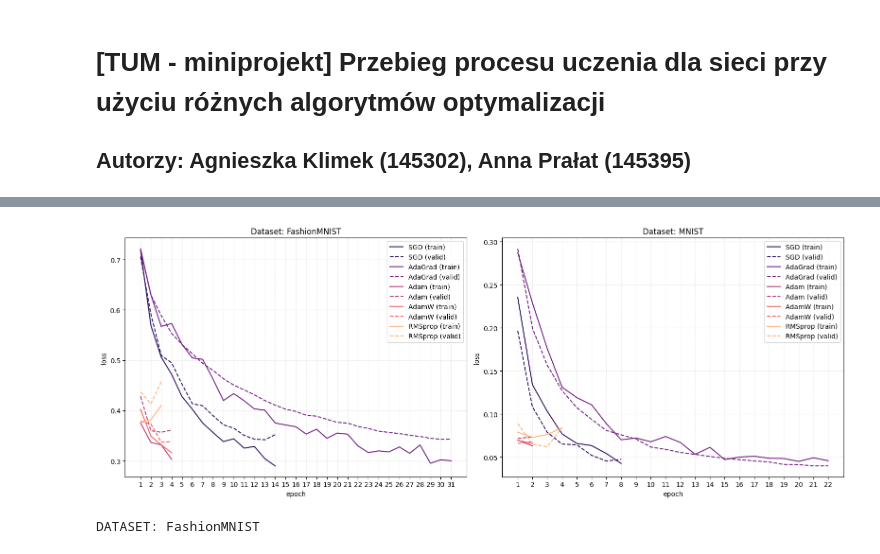
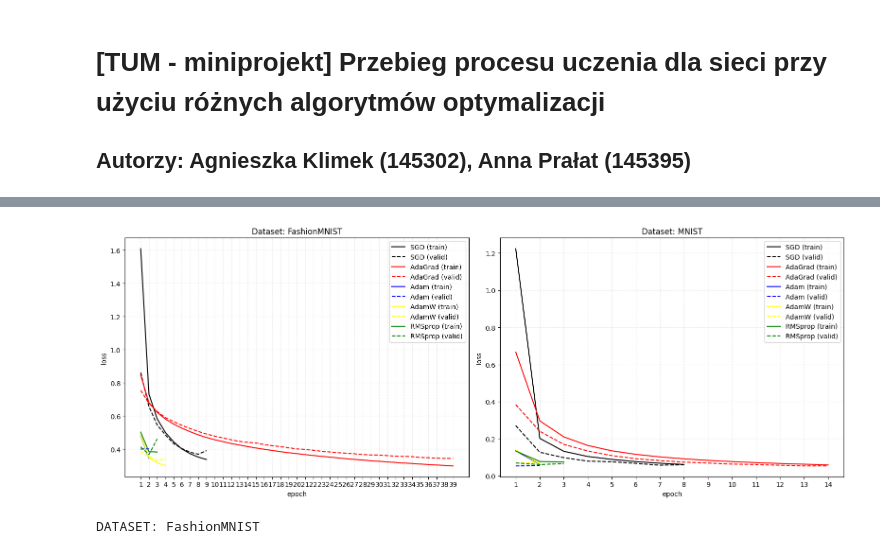
Before and after one commit to a-pralat/TUM-miniproject, a Jupyter notebook: main.ipynb, the cells around one changed output, grey strips where cells are left out. Cells and saved outputs as stored; diff of their text form; code cells hidden in the pictures.

```diff
--- a/main.ipynb
+++ b/main.ipynb
@@ -41,7 +39,9 @@ datasets = {
     "MNIST": torchvision.datasets.MNIST,
 }
 # %%
-device = torch.device("mps" if torch.backends.mps.is_available() else ("cuda" if torch.cuda.is_available() else "cpu"))
+device = torch.device(
+    "mps" if torch.backends.mps.is_available() else ("cuda" if torch.cuda.is_available() else "cpu")
+)
 print(device)
 
 
@@ -81,7 +81,7 @@ def train_epoch(model, train_loader, optimizer, lr: float = 1e-3) -> float:
     optimizer = optimizer(model.parameters(), lr=lr)
 
     running_loss = 0.0
-    avg_loss = 0.0
+    # avg_loss = 0.0
     for i, data in enumerate(tqdm(train_loader)):
         inputs, labels = data[0].to(device), data[1].to(device)
 
@@ -92,11 +92,12 @@ def train_epoch(model, train_loader, optimizer, lr: float = 1e-3) -> float:
         optimizer.step()
 
         running_loss += loss.item()
-        if i % 1000 == 999:
-            avg_loss = running_loss / 1000
-            print(f"[{i + 1:5d}] loss: {avg_loss:.3f}")
-            running_loss = 0.0
+        # if i % 1000 == 999:
+        #     avg_loss = running_loss / 1000
+        #     print(f"[{i + 1:5d}] loss: {avg_loss:.3f}")
+        #     running_loss = 0.0
 
+    avg_loss = running_loss / (i + 1)
     return avg_loss
 
 
@@ -195,38 +203,38 @@ EPOCH: 1 / 100
 # %%
 cols = len(datasets)
 fig, ax = plt.subplots(nrows=1, ncols=cols, figsize=(8 * cols, 6), tight_layout=True)
-colors = sns.color_palette("magma", len(optimizers))
+colors = ["black", "red", "blue", "yellow", "green"]
 
 for dataset_idx, (dataset_name, dataset) in enumerate(datasets.items()):
     max_epochs = 0
     for optimizer_idx, (optimizer_name, optimizer) in enumerate(optimizers.items()):
         results_df = pd.read_csv(f"{RESULT_PATH}/{dataset_name}_{optimizer_name}_results.csv")
         ax[dataset_idx].plot(
             results_df["epoch"] + 1,
             results_df["train_loss"],
             label=f"{optimizer_name} (train)",
             color=colors[optimizer_idx],
         )
         ax[dataset_idx].plot(
             results_df["epoch"] + 1,
             results_df["valid_loss"],
             label=f"{optimizer_name} (valid)",
             color=colors[optimizer_idx],
             linestyle="--",
         )
         if len(results_df["epoch"]) > max_epochs:
             max_epochs = len(results_df["epoch"])
 
     ax[dataset_idx].set_title(f"Dataset: {dataset_name}")
     ax[dataset_idx].set_xticks(np.arange(1, max_epochs + 1, step=1))
     ax[dataset_idx].set_xlabel("epoch")
     ax[dataset_idx].set_ylabel("loss")
     ax[dataset_idx].grid(linestyle="--", alpha=0.25)
     ax[dataset_idx].legend()
 
 fig.savefig(f"{RESULT_PATH}/plot_loss.png")
 # %% [output]
-[figure, old version]
+[figure, new version]
 # %%
 def predict(images):
     images = images.to(device)
```
Also changed, not shown: parts of 5 cells of this notebook, 31 other files.
